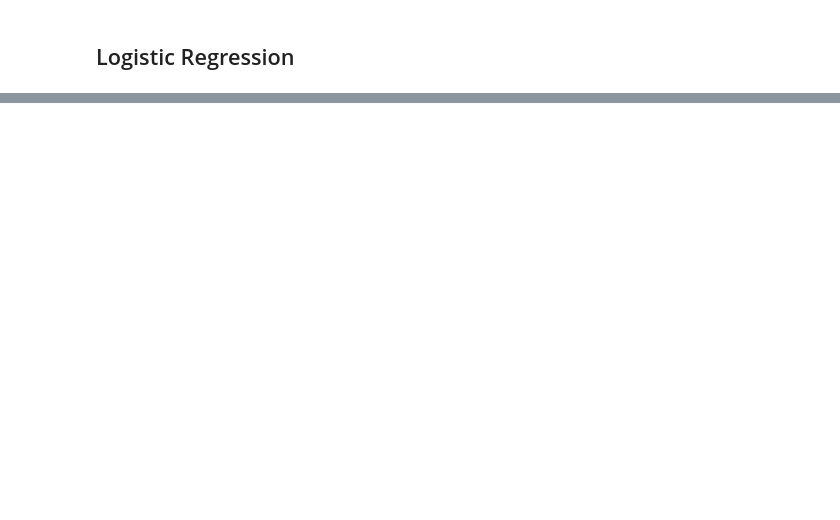
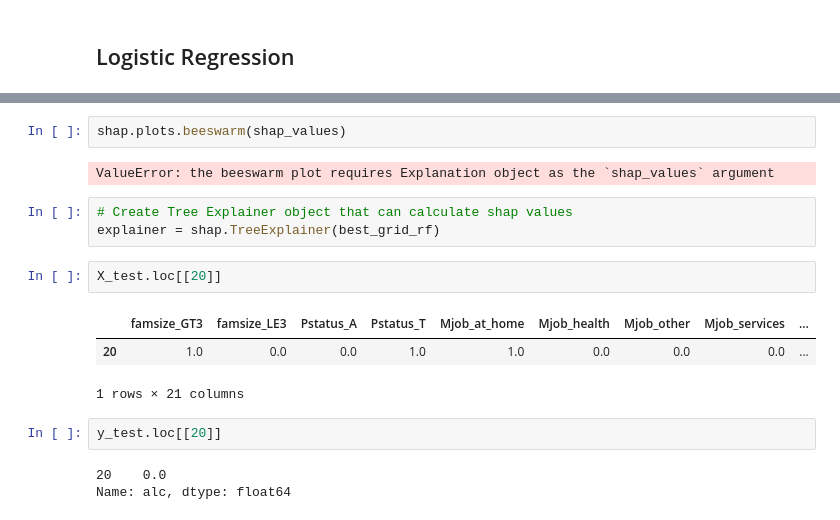
Before and after one commit to NafisFaiyaz007/CSE-445-Machine-learning_Predicting-Risky-Alcohol-Consumption-among-Students, a Jupyter notebook: Research question 3 .ipynb, the cells around one changed output, grey strips where cells are left out. Cells and saved outputs as stored; diff of their text form; blank space fills up the shorter version.

```diff
--- a/Research question 3 .ipynb
+++ b/Research question 3 .ipynb
@@ -941,0 +1000,18 @@ plt.show()
+# %%
+shap.plots.beeswarm(shap_values)
+# %% [output]
+ValueError: the beeswarm plot requires Explanation object as the `shap_values` argument
+# %%
+# Create Tree Explainer object that can calculate shap values
+explainer = shap.TreeExplainer(best_grid_rf)
+# %%
+X_test.loc[[20]]
+# %% [output]
+|  | famsize_GT3 | famsize_LE3 | Pstatus_A | Pstatus_T | Mjob_at_home | Mjob_health | Mjob_other | Mjob_services | ... |
+| 20 | 1.0 | 0.0 | 0.0 | 1.0 | 1.0 | 0.0 | 0.0 | 0.0 | ... |
+1 rows × 21 columns
+# %%
+y_test.loc[[20]]
+# %% [output]
+20    0.0
+Name: alc, dtype: float64
```
Also changed, not shown: parts of 50 cells of this notebook.
